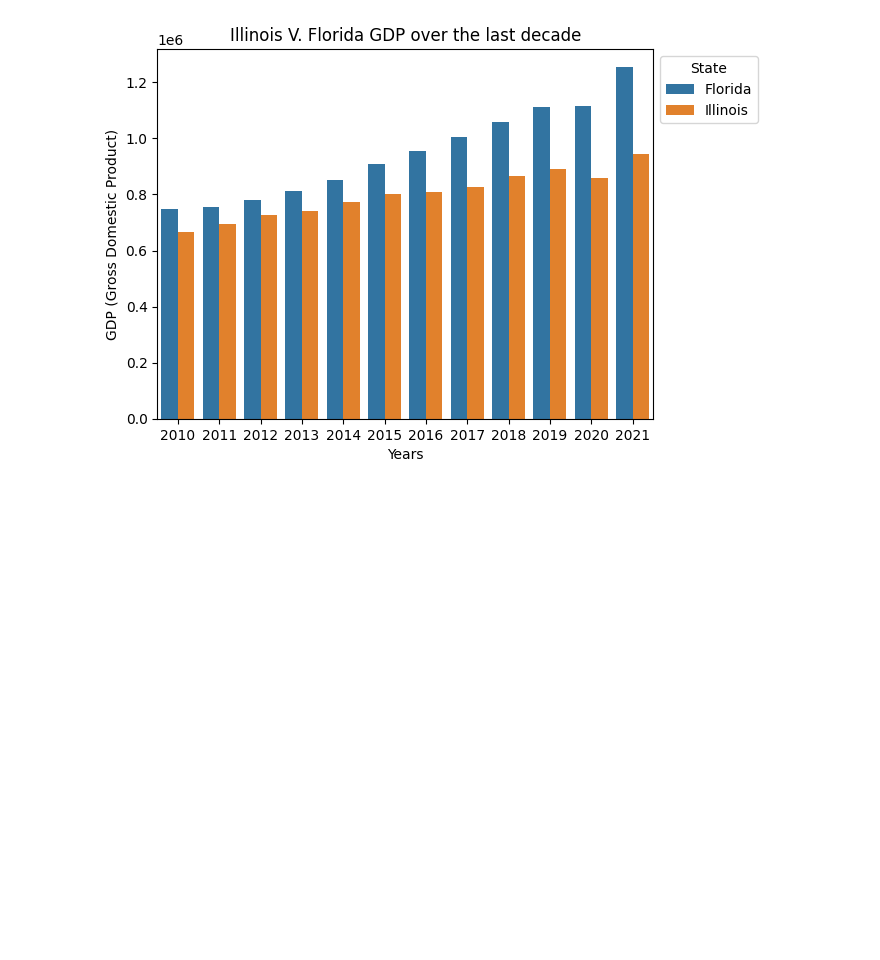
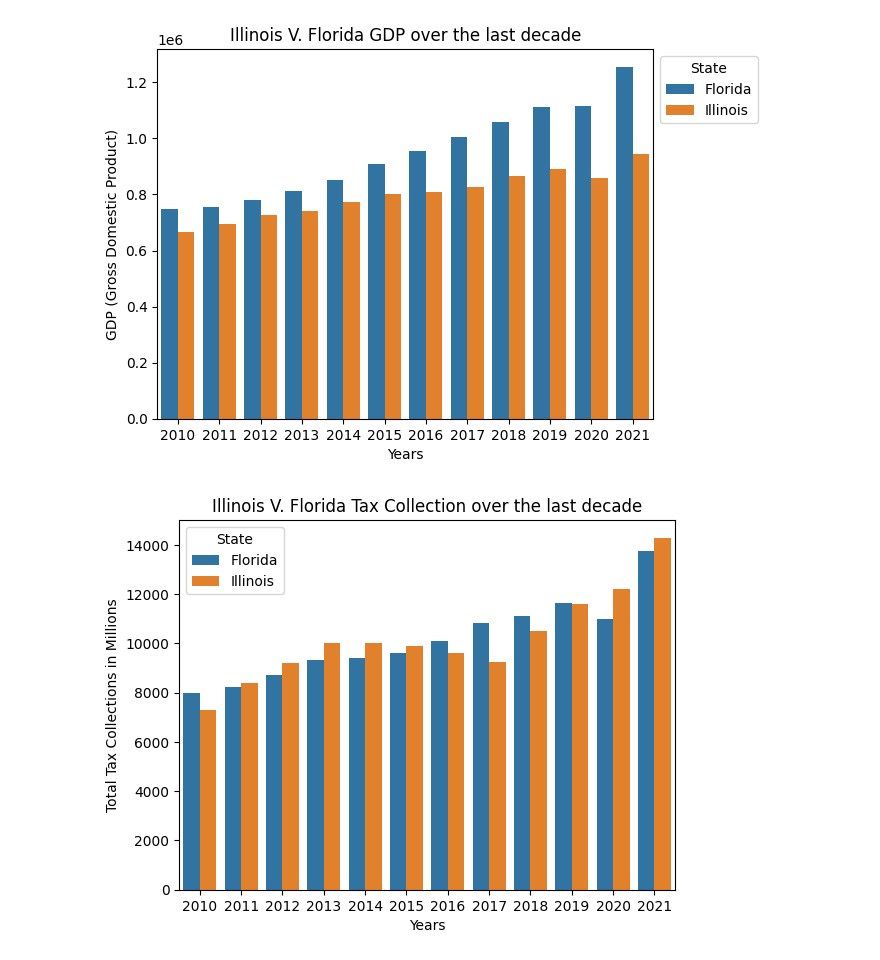
Before and after one commit to biancaatienza/418-project, a Jupyter notebook: Untitled.ipynb, the cells around one changed output. Drawn from its saved outputs; the diff is of its cells as text; code cells hidden in the pictures; blank space fills up the shorter version.

Commit message:
added tax collection data and graph

```diff
--- a/Untitled.ipynb
+++ b/Untitled.ipynb
@@ -90,3 +90,10 @@ gdpPlot.set(title = "Illinois V. Florida GDP over the last decade")
 sns.move_legend(gdpPlot, "upper left", bbox_to_anchor=(1, 1))
 # %% [output]
 [figure]
+# %%
+combinedDataTax = pd.read_csv("combinedTaxTotal.csv")
+taxPlot = sns.barplot(x = "Years", y = "Total Tax Collections in Millions",data=combinedDataTax,hue= "State")
+taxPlot.set(title = "Illinois V. Florida Tax Collection over the last decade")
+sns.move_legend(gdpPlot, "upper left", bbox_to_anchor=(1, 1))
+# %% [output]
+[figure, added]
```
Also changed, not shown: 3 other files.
